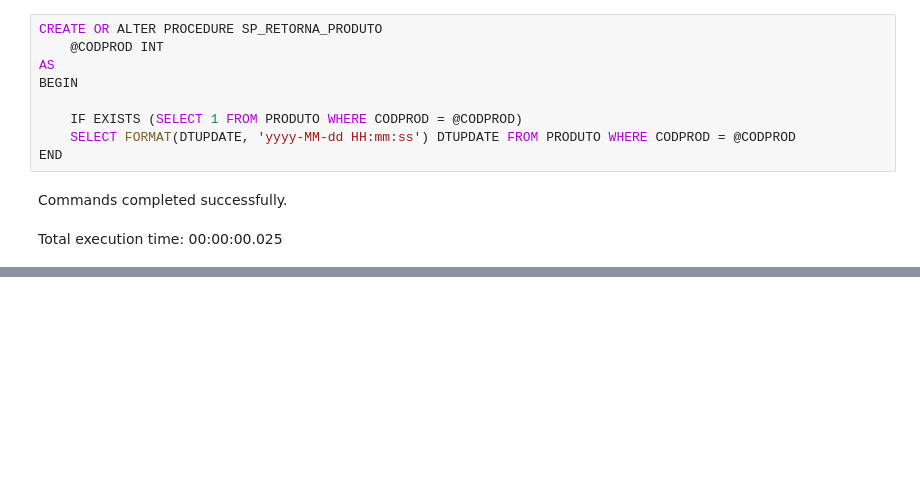
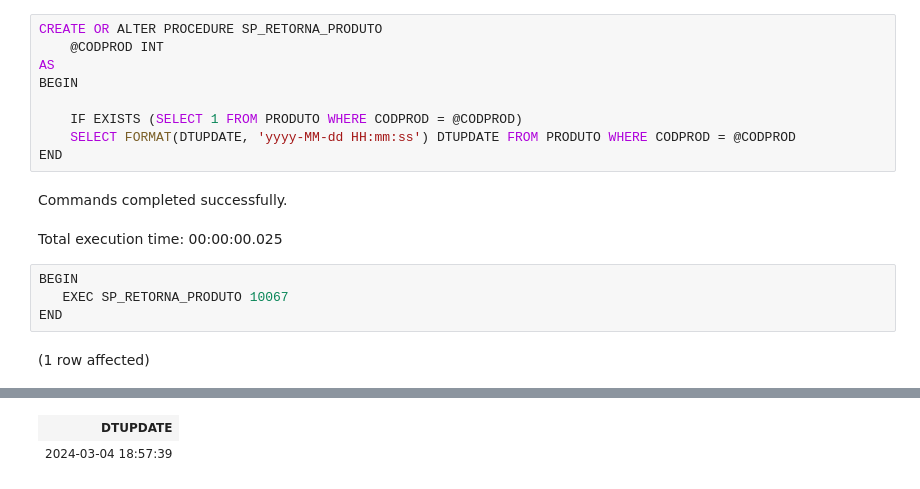
Before and after one commit to jeffersonfantasia/DW-JCKIDS, a Jupyter notebook: Produto/Produto.ipynb, the cells around one changed output, grey strips where cells are left out. Drawn from its saved outputs; the diff is of its cells as text; blank space fills up the shorter version.

```diff
--- a/Produto/Produto.ipynb
+++ b/Produto/Produto.ipynb
@@ -166,3 +221,9 @@ END
 # %% [output]
 Commands completed successfully.
 Total execution time: 00:00:00.025
+# %%
+BEGIN
+   EXEC SP_RETORNA_PRODUTO 10067
+END
+# %% [output]
+(1 row affected)
@@ -168,0 +231,2 @@ Total execution time: 00:00:00.025
+| DTUPDATE |
+| 2024-03-04 18:57:39 |
```
Also changed, not shown: parts of 5 cells of this notebook.
